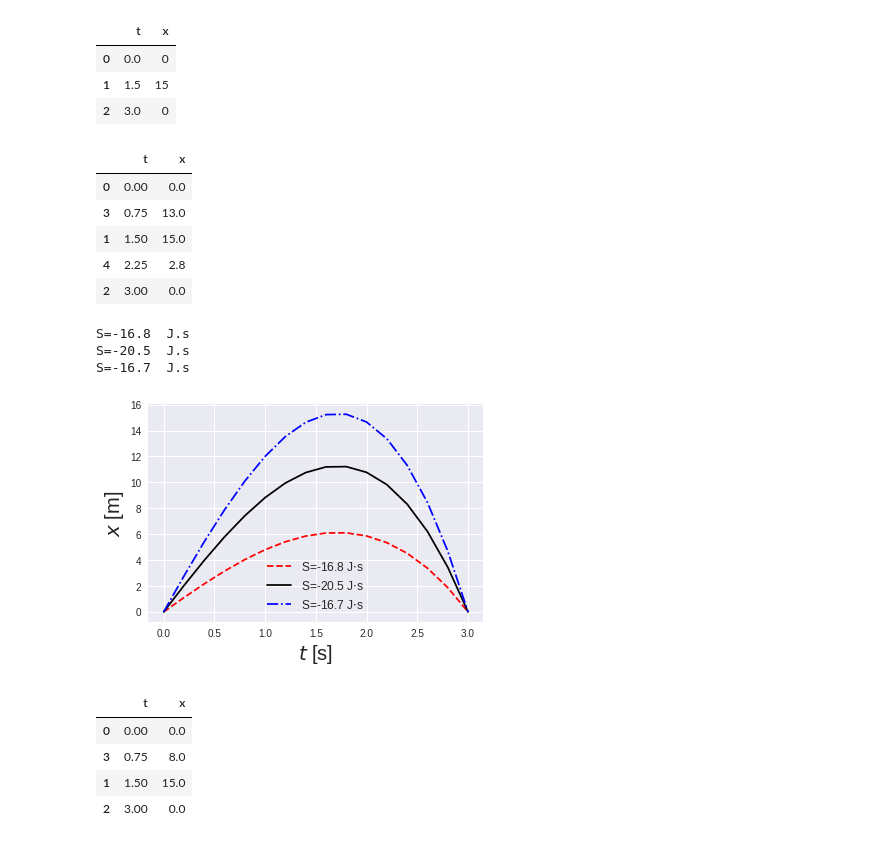
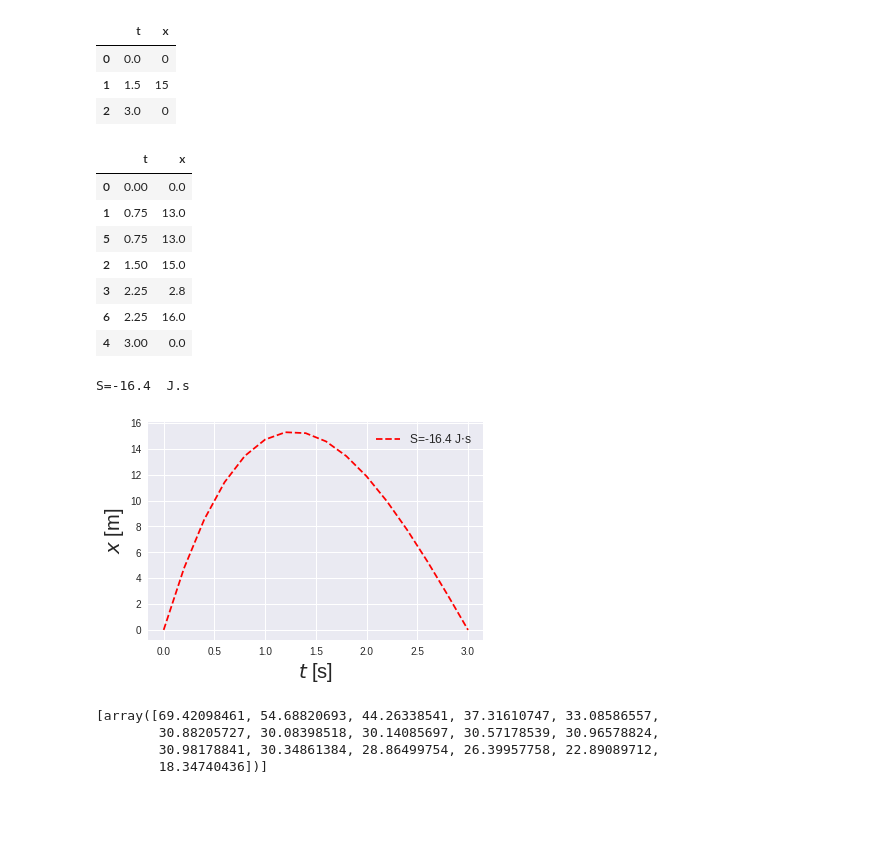
Before and after one commit to restrepo/Activities-2018-2, a Jupyter notebook: Tarea8_1085322974.ipynb, the cells around one changed output. Drawn from its saved outputs; the diff is of its cells as text; code cells hidden in the pictures; blank space fills up the shorter version.

```diff
--- a/Tarea8_1085322974.ipynb
+++ b/Tarea8_1085322974.ipynb
@@ -225,58 +225,56 @@ df
 ndf=df
 # %%
 ndf=ndf.append({"t":0.75,"x":13},ignore_index=True)
-ndf=ndf.append({"t":2.25,"x":2.8},ignore_index=True)
+ndf=ndf.append({"t":2.25,"x":16},ignore_index=True)
 ndf=ndf.sort_values("t")
 ndf
 # %% [output]
 |  | t | x |
 | 0 | 0.00 | 0.0 |
-| 3 | 0.75 | 13.0 |
-| 1 | 1.50 | 15.0 |
-| 4 | 2.25 | 2.8 |
-| 2 | 3.00 | 0.0 |
+| 1 | 0.75 | 13.0 |
+| 5 | 0.75 | 13.0 |
+| 2 | 1.50 | 15.0 |
+| 3 | 2.25 | 2.8 |
+| 6 | 2.25 | 16.0 |
+| 4 | 3.00 | 0.0 |
 # %%
 Ss=[]
 Es=[]
 m=0.2
 g=9.8
 Deltat=0.2
 deg=3
 #t=np.linspace(df.t.min() , df.t.max(),10)
-t=np.arange(df.t.min() , df.t.max()+Deltat,Deltat)
-xmax=[6,11.025,15]; x0=0;xend=0
+t=np.arange(ndf.t.min() , ndf.t.max()+Deltat,Deltat)
+xmax=[11.025]; x0=0;xend=0
 ls=['r--','k-','b-.']
 for i in range(len(xmax) ):
     df=pd.DataFrame({'t':[t.min(),t.mean(),t.max()],'x':[x0,xmax[i],xend]})
-    coeffs=np.polyfit(df.t,df.x,deg)
+    coeffs=np.polyfit(ndf.t,ndf.x,deg)
     x=np.poly1d(coeffs,variable='t')
     v=x.deriv()
     L=0.5*m*v**2-m*g*x
     F=L.integ() # Analytical integration
     E=0.5*m*v**2+m*g*x
     S=F( df.t.max() ) - F( df.t.min() )
     print('S={:.1f}  J.s'.format( S ) )
     Ss.append( Saprx(L,t)  )
     Es.append( E(t) )
     #Plot
     if ls:
         plt.plot(t,x(t),ls[i],label='S={:.1f} J$\cdot$s'.format( S  )   )
 
 if ls:
     plt.legend(loc='best',fontsize=12)
     plt.xlabel('$t$ [s]',size=20)
     plt.ylabel('$x$ [m]',size=20)
 # %% [output]
-S=-16.8  J.s
-S=-20.5  J.s
-S=-16.7  J.s
+S=-16.4  J.s
-[figure, old version]
+[figure, new version]
-# %%
-dfp=df.append({'t':0.75,'x':8},ignore_index=True)
-dfp.sort_values('t')
-# %% [output]
-|  | t | x |
-| 0 | 0.00 | 0.0 |
-| 3 | 0.75 | 8.0 |
-| 1 | 1.50 | 15.0 |
-| 2 | 3.00 | 0.0 |
+# %%
+ Es
+# %% [output]
+[array([69.42098461, 54.68820693, 44.26338541, 37.31610747, 33.08586557,
+        30.88205727, 30.08398518, 30.14085697, 30.57178539, 30.96578824,
+        30.98178841, 30.34861384, 28.86499754, 26.39957758, 22.89089712,
+        18.34740436])]
```
